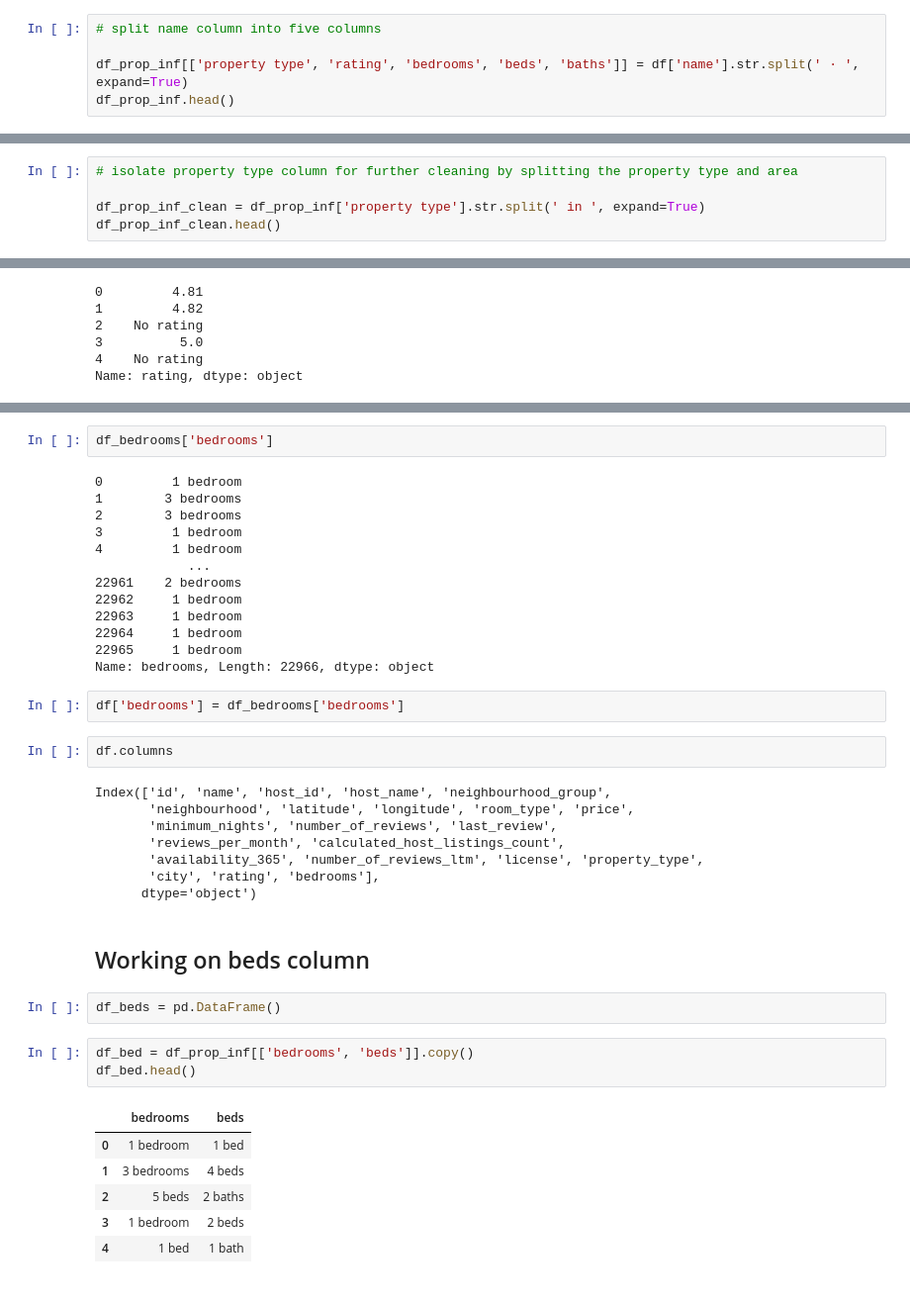
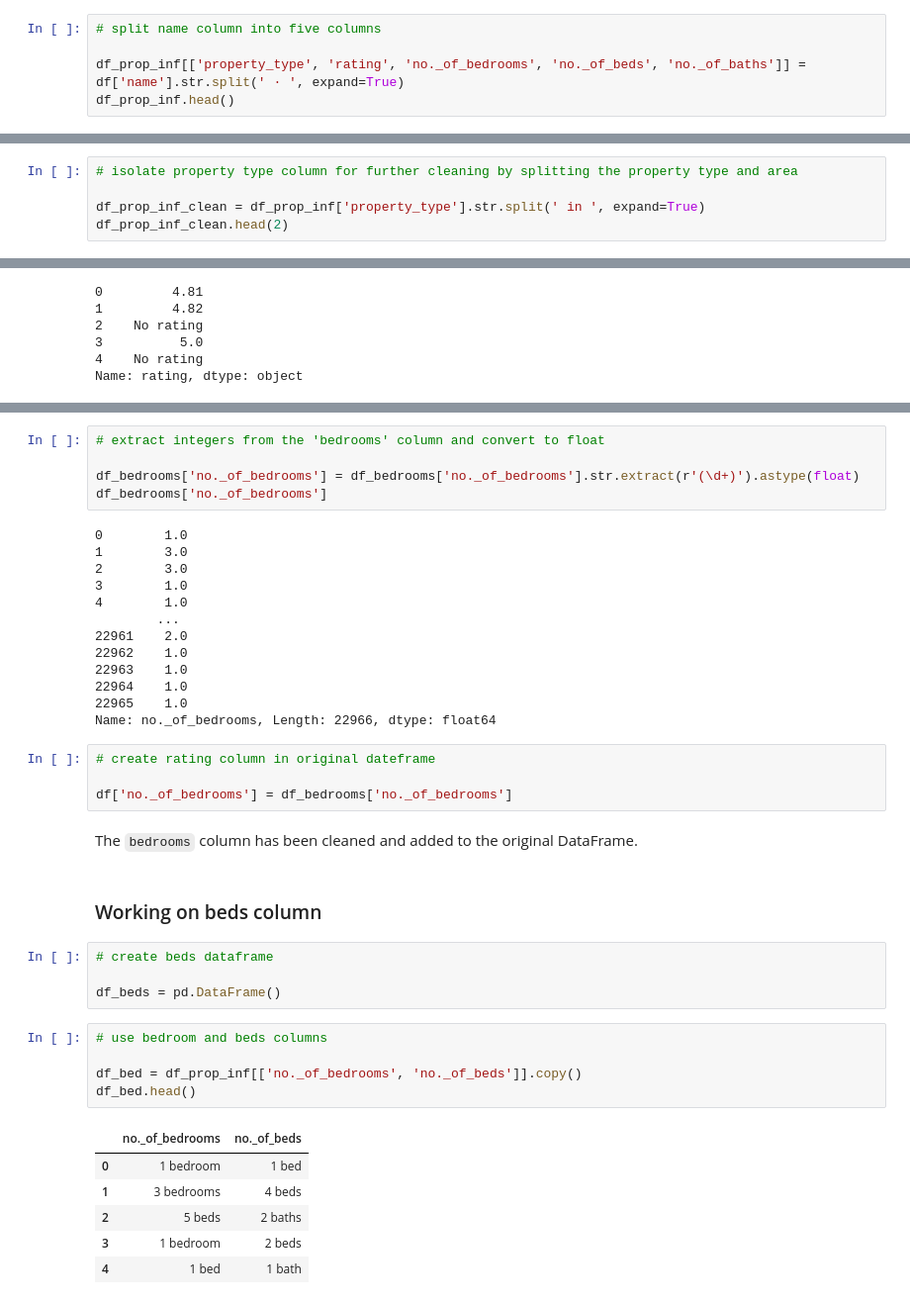
Before and after one commit to withouttheh/airbnb, a Jupyter notebook: AirBnb Analysis.ipynb, the cells around one changed output, grey strips where cells are left out. Shown at 99% size. Cells and saved outputs as stored; diff of their text form.

```diff
--- a/AirBnb Analysis.ipynb
+++ b/AirBnb Analysis.ipynb
@@ -59,6 +82,6 @@ df_prop_inf = pd.DataFrame()
 # %%
 # split name column into five columns
 
-df_prop_inf[['property type', 'rating', 'bedrooms', 'beds', 'baths']] = df['name'].str.split(' · ', expand=True)
+df_prop_inf[['property_type', 'rating', 'no._of_bedrooms', 'no._of_beds', 'no._of_baths']] = df['name'].str.split(' · ', expand=True)
 df_prop_inf.head()
 # %% [output]
@@ -79,8 +103,8 @@ Percentage of rows with 'in' in the 'property type' column: 100.0
 # %%
 # isolate property type column for further cleaning by splitting the property type and area
 
-df_prop_inf_clean = df_prop_inf['property type'].str.split(' in ', expand=True)
-df_prop_inf_clean.head()
+df_prop_inf_clean = df_prop_inf['property_type'].str.split(' in ', expand=True)
+df_prop_inf_clean.head(2)
 # %% [output]
 |  | 0 | 1 | 2 |
 | 0 | Home | Southern Suburbs | None |
@@ -297,39 +281,41 @@ df_bedrooms['bedrooms'] = df_bedrooms.apply(assign_bedrooms, axis=1)
 # %%
-df_bedrooms['bedrooms']
+# extract integers from the 'bedrooms' column and convert to float
+
+df_bedrooms['no._of_bedrooms'] = df_bedrooms['no._of_bedrooms'].str.extract(r'(\d+)').astype(float)
+df_bedrooms['no._of_bedrooms']
 # %% [output]
-0         1 bedroom
-1        3 bedrooms
-2        3 bedrooms
-3         1 bedroom
-4         1 bedroom
-            ...
-22961    2 bedrooms
-22962     1 bedroom
-22963     1 bedroom
-22964     1 bedroom
-22965     1 bedroom
-Name: bedrooms, Length: 22966, dtype: object
+0        1.0
+1        3.0
+2        3.0
+3        1.0
+4        1.0
+        ...
+22961    2.0
+22962    1.0
+22963    1.0
+22964    1.0
+22965    1.0
+Name: no._of_bedrooms, Length: 22966, dtype: float64
 # %%
-df['bedrooms'] = df_bedrooms['bedrooms']
+# create rating column in original dateframe
+
+df['no._of_bedrooms'] = df_bedrooms['no._of_bedrooms']
-# %%
-df.columns
-# %% [output]
-Index(['id', 'name', 'host_id', 'host_name', 'neighbourhood_group',
-       'neighbourhood', 'latitude', 'longitude', 'room_type', 'price',
-       'minimum_nights', 'number_of_reviews', 'last_review',
-       'reviews_per_month', 'calculated_host_listings_count',
-       'availability_365', 'number_of_reviews_ltm', 'license', 'property_type',
-       'city', 'rating', 'bedrooms'],
-      dtype='object')
+# %% [markdown]
+
+The `bedrooms` column has been cleaned and added to the original DataFrame.
 # %% [markdown]
-## Working on beds column
+### Working on beds column
 # %%
+# create beds dataframe
+
 df_beds = pd.DataFrame()
 # %%
-df_bed = df_prop_inf[['bedrooms', 'beds']].copy()
+# use bedroom and beds columns
+
+df_bed = df_prop_inf[['no._of_bedrooms', 'no._of_beds']].copy()
 df_bed.head()
 # %% [output]
-|  | bedrooms | beds |
+|  | no._of_bedrooms | no._of_beds |
 | 0 | 1 bedroom | 1 bed |
 | 1 | 3 bedrooms | 4 beds |
 | 2 | 5 beds | 2 baths |
```
Also changed, not shown: parts of 65 cells of this notebook, 2 other files.
